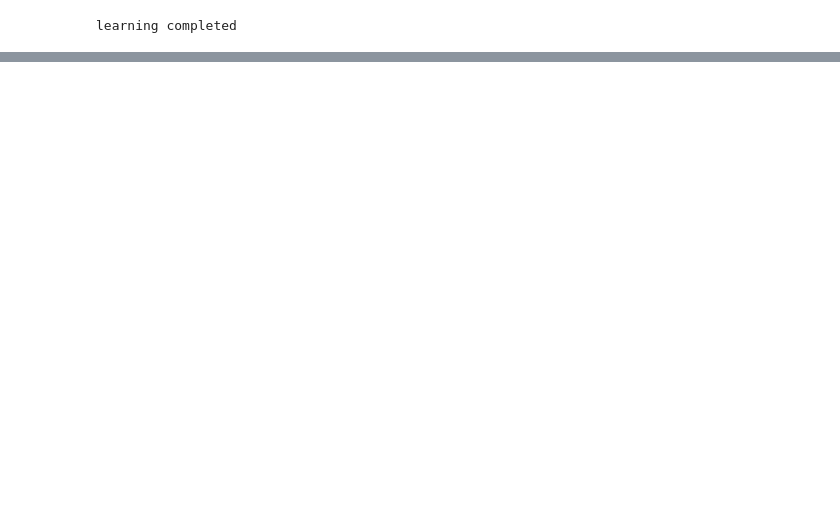
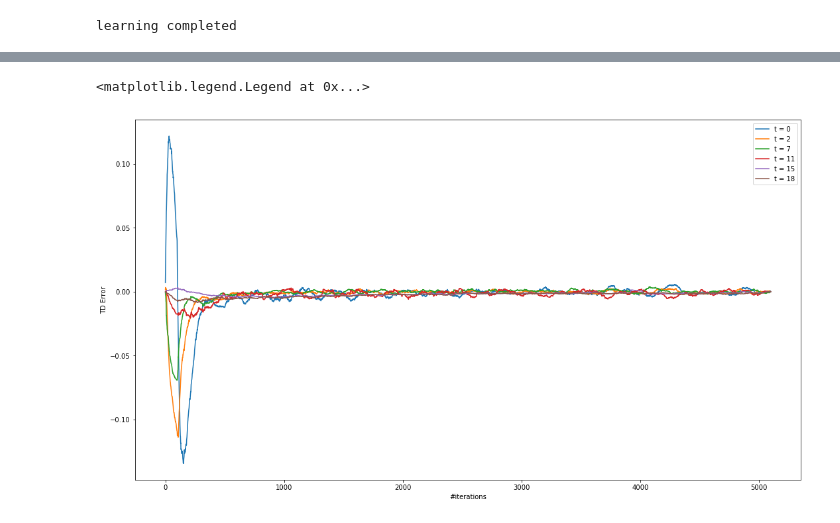
Before and after one commit to SaumoPal97/poolDark, a Jupyter notebook: ActorCriticOrders.ipynb, the cells around one changed output, grey strips where cells are left out. Cells and saved outputs as stored; diff of their text form; code cells hidden in the pictures; blank space fills up the shorter version.

```diff
--- a/ActorCriticOrders.ipynb
+++ b/ActorCriticOrders.ipynb
@@ -113,11 +98,11 @@ def getDarkPrice(price):
 # lets implement the parametric form of policy function as logistic regression,
 # since we want to apply order in between (0,1)
 
-def getAction(state, param):
+def getAction(state, param, t):
     '''param is 3d parameter parameter vector and state is 3d vector of state, it returns the value of softmax
     function/logistic regression based on state and param'''
-    featMarket = getMarketFeat(state)
-    featDark = getDarkFeat(state)
+    featMarket = getMarketFeat(state, t)
+    featDark = getDarkFeat(state, t)
     val = [0,0]
     val[0] = 1/(1+ np.exp(np.dot(param[0], featDark)))
     val[1] = 1/(1+np.exp(np.dot(param[1], featMarket)))
@@ -127,20 +112,25 @@ def getRewardState(state, action):
     '''it takes current state and action, returns next state and reward generated in this state'''
     newState = [0 for s in state]
     #print('action: ', action)
-    price = getImpactPrice(state[0], state[1]*action[1])
+    price = getImpactPrice(state[0], action[1])
+    reward = action[1]*price*state[1] #darkExec*darkPrice + (state[1] - darkExec)*action[1]*price
+    remain = max(state[1]*(1-action[1]), 0)
     darkPrice = getDarkPrice(state[0])
-    darkFrac = np.random.random()
-    darkExec = darkFrac*action[0]*state[1]
-    reward = darkExec*darkPrice + (state[1] - darkExec)*action[1]*price
+    darkFrac = np.random.gumbel(state[2], beta, 100)
+    darkExec = max(0, np.mean(darkFrac))
+    rand = np.random.random()
+    if rand < 0.8:
+        darkExec = 0.0
+    reward = reward + (darkExec*action[0]*remain)
     newState[0] = addRandom(price)
-    newState[1] = max(state[1] - (state[1] - darkExec)*action[1], 0)
-    newState[2] = darkFrac
+    newState[1] = max(remain*(1- darkExec*action[0]), 0)
+    newState[2] = darkExec
 
     return (reward, newState)
 # %%
 # lets define function to calculate the state value function based on parameters of it
-def getStateValue(state, param):
-    stateFeat = getStateFeatures(state)
+def getStateValue(state, param, t):
+    stateFeat = getStateFeatures(state, t)
     value = np.dot(stateFeat, param)
     return value
 # %%
@@ -232,0 +251,21 @@ phi_market:      [ 0.92580021  0.70617191  0.42453324]
+# %%
+smoothed0 = np.convolve(err[0], np.ones(100)/100)
+smoothed2 = np.convolve(err[2], np.ones(100)/100)
+smoothed7 = np.convolve(err[7], np.ones(100)/100)
+smoothed11 = np.convolve(err[11], np.ones(100)/100)
+smoothed15 = np.convolve(err[15], np.ones(100)/100)
+smoothed19 = np.convolve(err[18], np.ones(100)/100)
+plt.figure(figsize=(18,10))
+plt.plot(smoothed0, label='t = 0')
+plt.plot(smoothed2, label='t = 2')
+plt.plot(smoothed7, label='t = 7')
+plt.plot(smoothed11, label='t = 11')
+plt.plot(smoothed15, label='t = 15')
+plt.plot(smoothed19, label='t = 18')
+#plt.title('TD Error Plot')
+plt.xlabel('#iterations')
+plt.ylabel('TD Error')
+plt.legend()
+# %% [output]
+<matplotlib.legend.Legend at 0x...>
+[figure, added]
```
Also changed, not shown: parts of 39 cells of this notebook.
